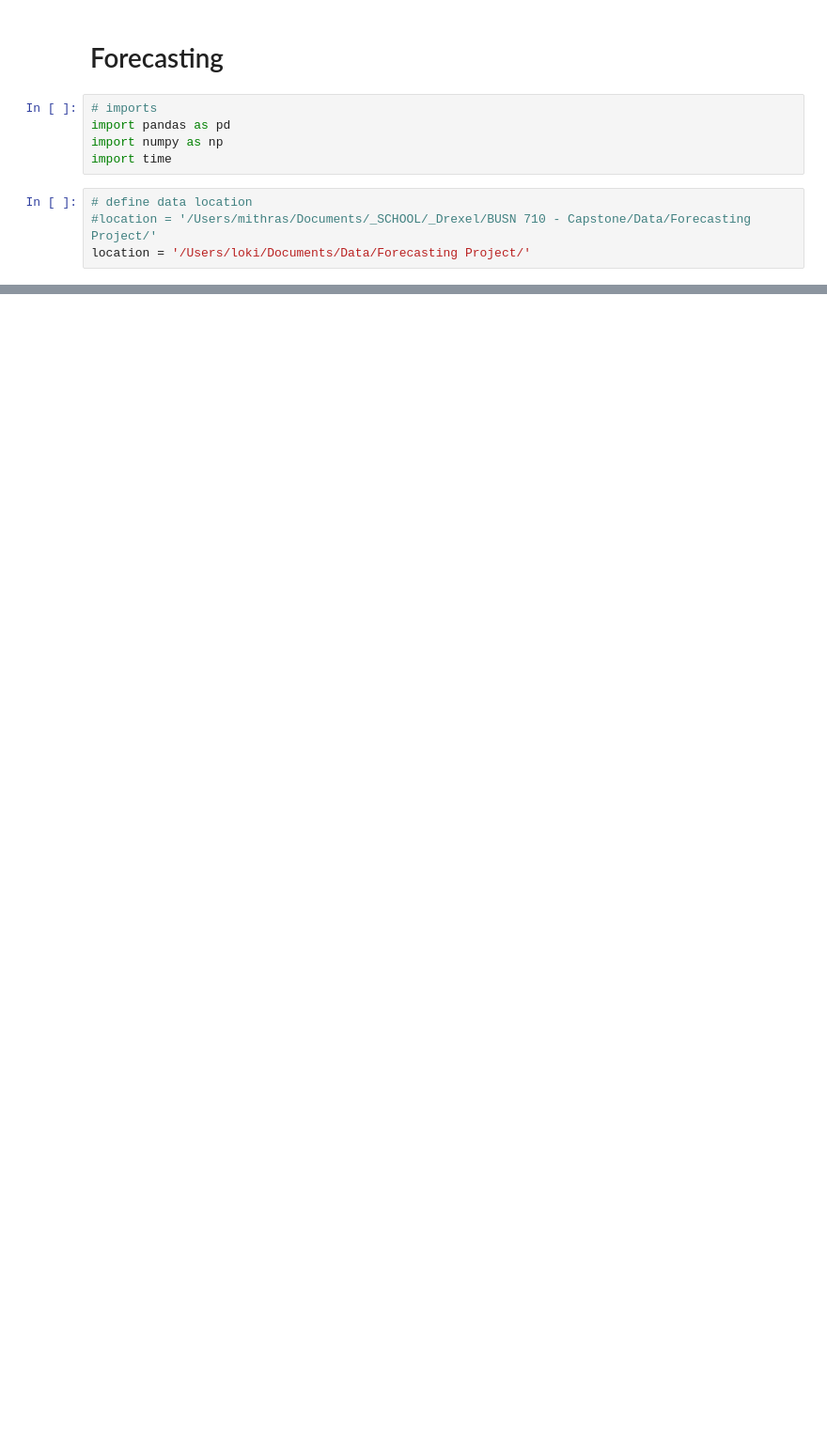
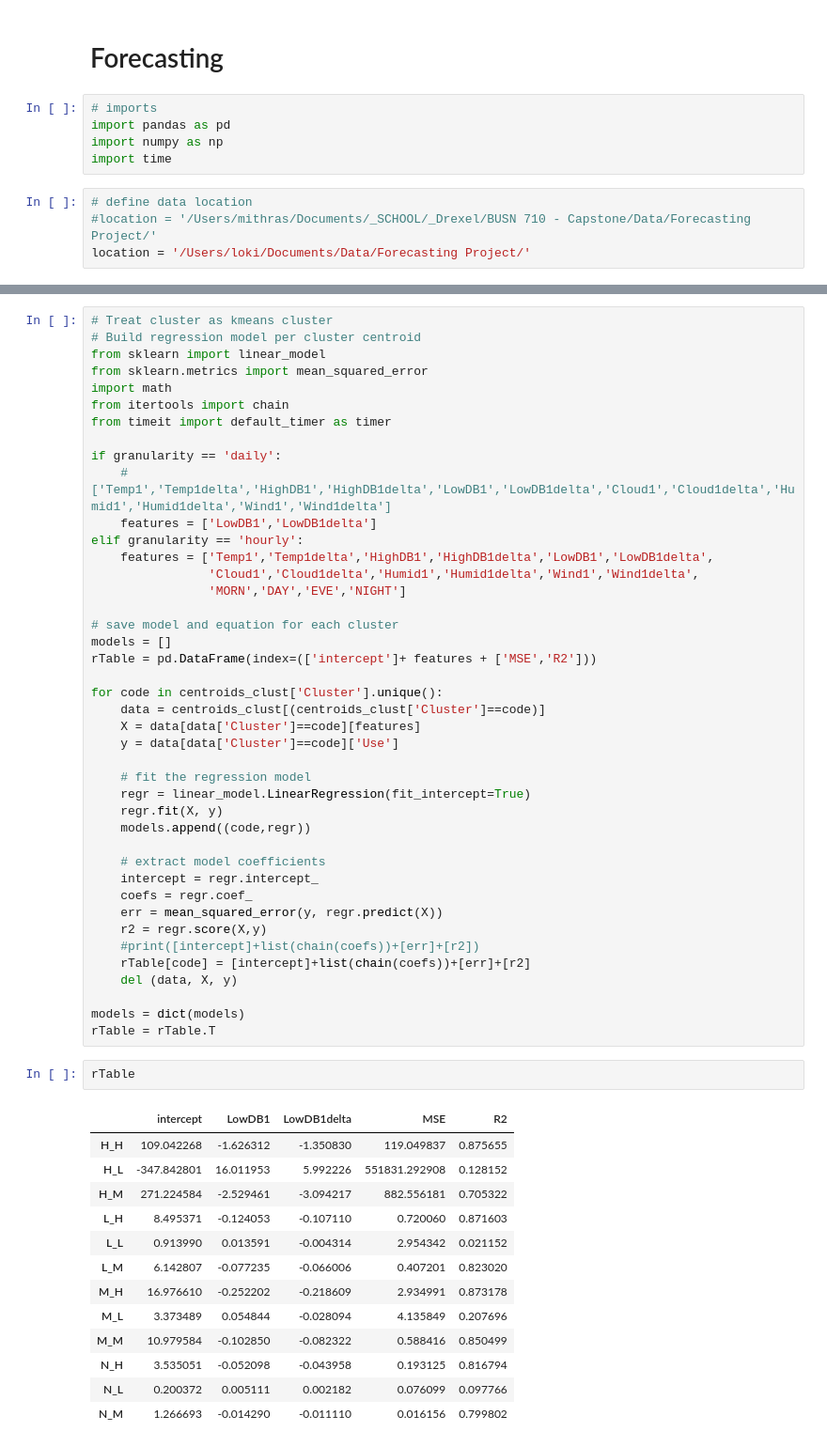
Before and after one commit to yz669/Capstone_2018Fall, a Jupyter notebook: Forecasting.ipynb, the cells around one changed output, grey strips where cells are left out. Shown: that part at 94% size. Saved outputs shown, nothing was run; the diff lists cells and outputs as text; blank space fills up the shorter version.

```diff
--- a/Forecasting.ipynb
+++ b/Forecasting.ipynb
@@ -186,0 +276,58 @@ lnQ = errfn(error['Acts'], error['Preds'], 'LNQ')
+# %%
+# Treat cluster as kmeans cluster
+# Build regression model per cluster centroid
+from sklearn import linear_model
+from sklearn.metrics import mean_squared_error
+import math
+from itertools import chain
+from timeit import default_timer as timer
+
+if granularity == 'daily':
+    #['Temp1','Temp1delta','HighDB1','HighDB1delta','LowDB1','LowDB1delta','Cloud1','Cloud1delta','Humid1','Humid1delta','Wind1','Wind1delta']
+    features = ['LowDB1','LowDB1delta']
+elif granularity == 'hourly':
+    features = ['Temp1','Temp1delta','HighDB1','HighDB1delta','LowDB1','LowDB1delta',
+                'Cloud1','Cloud1delta','Humid1','Humid1delta','Wind1','Wind1delta',
+                'MORN','DAY','EVE','NIGHT']
+
+# save model and equation for each cluster
+models = []
+rTable = pd.DataFrame(index=(['intercept']+ features + ['MSE','R2']))
+
+for code in centroids_clust['Cluster'].unique():
+    data = centroids_clust[(centroids_clust['Cluster']==code)]
+    X = data[data['Cluster']==code][features]
+    y = data[data['Cluster']==code]['Use']
+
+    # fit the regression model
+    regr = linear_model.LinearRegression(fit_intercept=True)
+    regr.fit(X, y)
+    models.append((code,regr))
+
+    # extract model coefficients
+    intercept = regr.intercept_
+    coefs = regr.coef_
+    err = mean_squared_error(y, regr.predict(X))
+    r2 = regr.score(X,y)
+    #print([intercept]+list(chain(coefs))+[err]+[r2])
+    rTable[code] = [intercept]+list(chain(coefs))+[err]+[r2]
+    del (data, X, y)
+
+models = dict(models)
+rTable = rTable.T
+# %%
+rTable
+# %% [output]
+|  | intercept | LowDB1 | LowDB1delta | MSE | R2 |
+| H_H | 109.042268 | -1.626312 | -1.350830 | 119.049837 | 0.875655 |
+| H_L | -347.842801 | 16.011953 | 5.992226 | 551831.292908 | 0.128152 |
+| H_M | 271.224584 | -2.529461 | -3.094217 | 882.556181 | 0.705322 |
+| L_H | 8.495371 | -0.124053 | -0.107110 | 0.720060 | 0.871603 |
+| L_L | 0.913990 | 0.013591 | -0.004314 | 2.954342 | 0.021152 |
+| L_M | 6.142807 | -0.077235 | -0.066006 | 0.407201 | 0.823020 |
+| M_H | 16.976610 | -0.252202 | -0.218609 | 2.934991 | 0.873178 |
+| M_L | 3.373489 | 0.054844 | -0.028094 | 4.135849 | 0.207696 |
+| M_M | 10.979584 | -0.102850 | -0.082322 | 0.588416 | 0.850499 |
+| N_H | 3.535051 | -0.052098 | -0.043958 | 0.193125 | 0.816794 |
+| N_L | 0.200372 | 0.005111 | 0.002182 | 0.076099 | 0.097766 |
+| N_M | 1.266693 | -0.014290 | -0.011110 | 0.016156 | 0.799802 |
```
Also changed, not shown: parts of 40 cells of this notebook, 2 other files.
